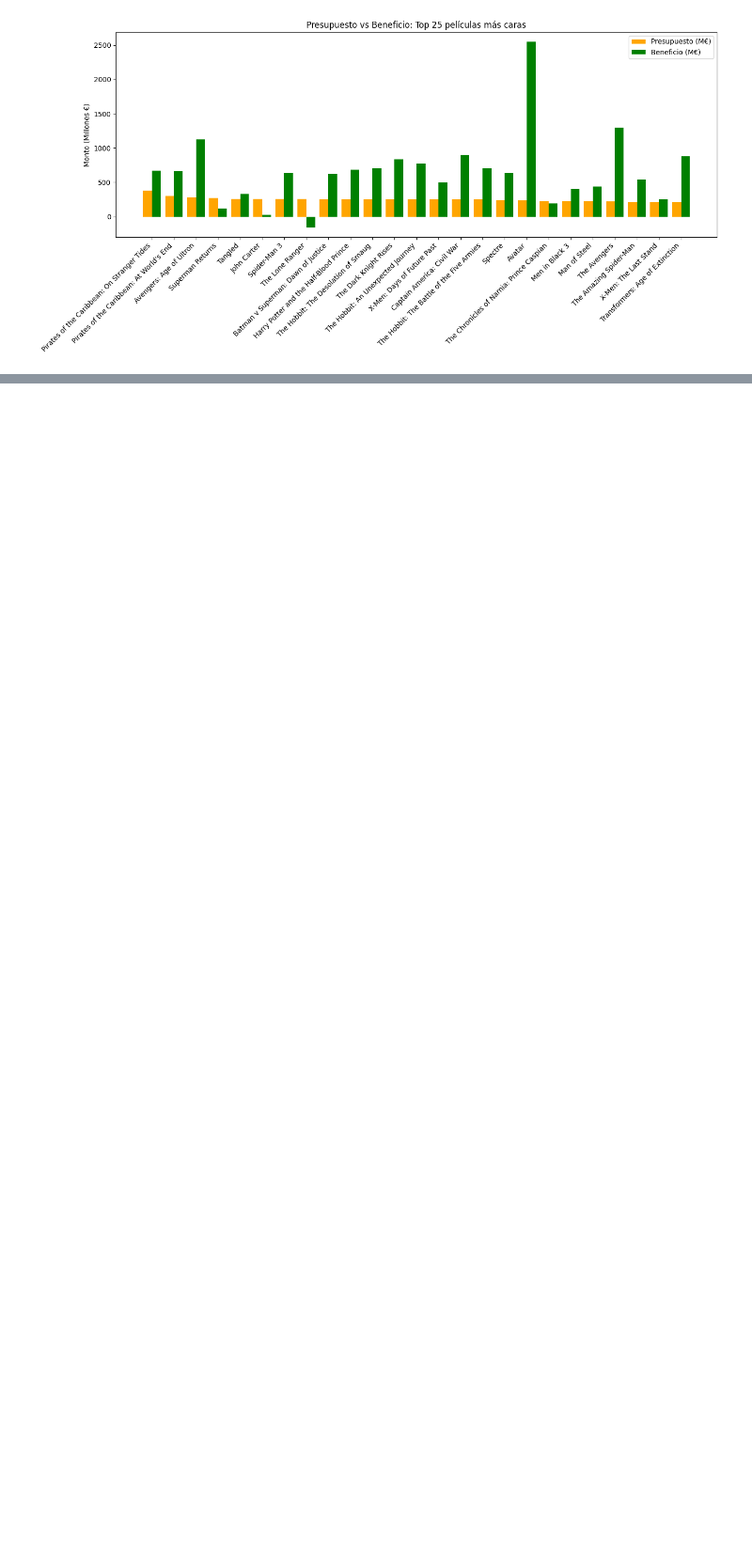
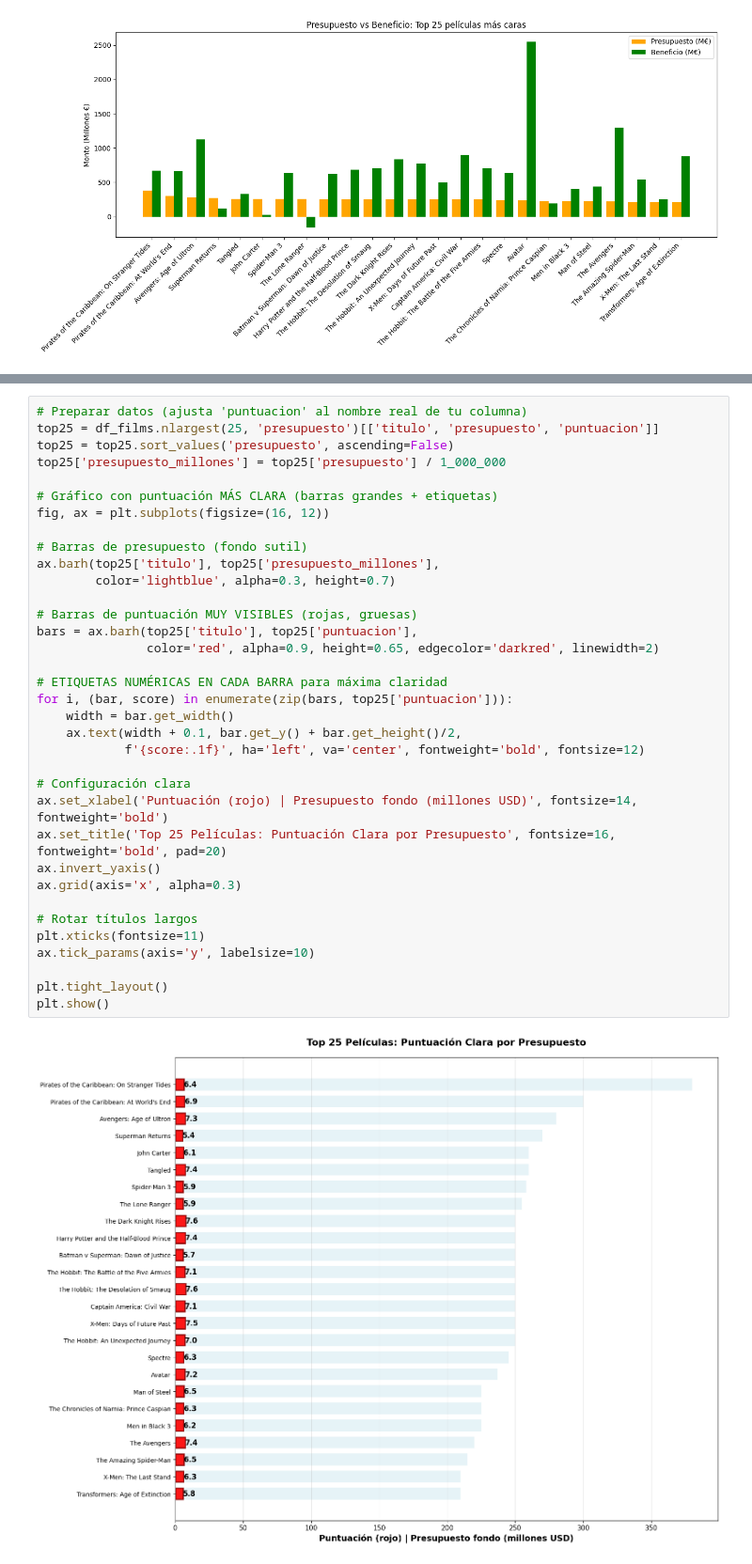
Before and after one commit to jacc1087/eda1, a Jupyter notebook: notebooks/eda1.ipynb, the cells around one changed output, grey strips where cells are left out. Shown: that part at 94% size. Saved outputs shown, nothing was run; the diff lists cells and outputs as text; blank space fills up the shorter version.

Commit message:
Análisis de datos-4

```diff
--- a/notebooks/eda1.ipynb
+++ b/notebooks/eda1.ipynb
@@ -478,0 +468,37 @@ plt.show()
+# %%
+# Preparar datos (ajusta 'puntuacion' al nombre real de tu columna)
+top25 = df_films.nlargest(25, 'presupuesto')[['titulo', 'presupuesto', 'puntuacion']]
+top25 = top25.sort_values('presupuesto', ascending=False)
+top25['presupuesto_millones'] = top25['presupuesto'] / 1_000_000
+
+# Gráfico con puntuación MÁS CLARA (barras grandes + etiquetas)
+fig, ax = plt.subplots(figsize=(16, 12))
+
+# Barras de presupuesto (fondo sutil)
+ax.barh(top25['titulo'], top25['presupuesto_millones'],
+        color='lightblue', alpha=0.3, height=0.7)
+
+# Barras de puntuación MUY VISIBLES (rojas, gruesas)
+bars = ax.barh(top25['titulo'], top25['puntuacion'],
+               color='red', alpha=0.9, height=0.65, edgecolor='darkred', linewidth=2)
+
+# ETIQUETAS NUMÉRICAS EN CADA BARRA para máxima claridad
+for i, (bar, score) in enumerate(zip(bars, top25['puntuacion'])):
+    width = bar.get_width()
+    ax.text(width + 0.1, bar.get_y() + bar.get_height()/2,
+            f'{score:.1f}', ha='left', va='center', fontweight='bold', fontsize=12)
+
+# Configuración clara
+ax.set_xlabel('Puntuación (rojo) | Presupuesto fondo (millones USD)', fontsize=14, fontweight='bold')
+ax.set_title('Top 25 Películas: Puntuación Clara por Presupuesto', fontsize=16, fontweight='bold', pad=20)
+ax.invert_yaxis()
+ax.grid(axis='x', alpha=0.3)
+
+# Rotar títulos largos
+plt.xticks(fontsize=11)
+ax.tick_params(axis='y', labelsize=10)
+
+plt.tight_layout()
+plt.show()
+# %% [output]
+[figure, added]
```
Also changed, not shown: parts of 8 cells of this notebook.
